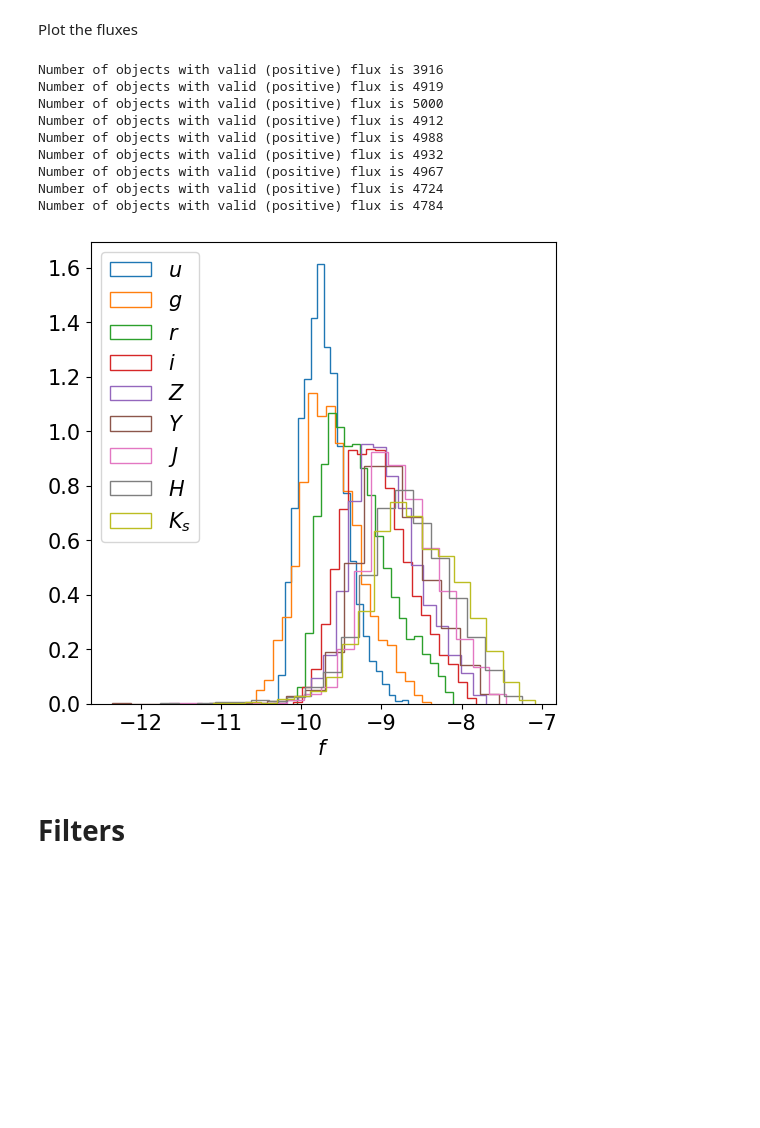
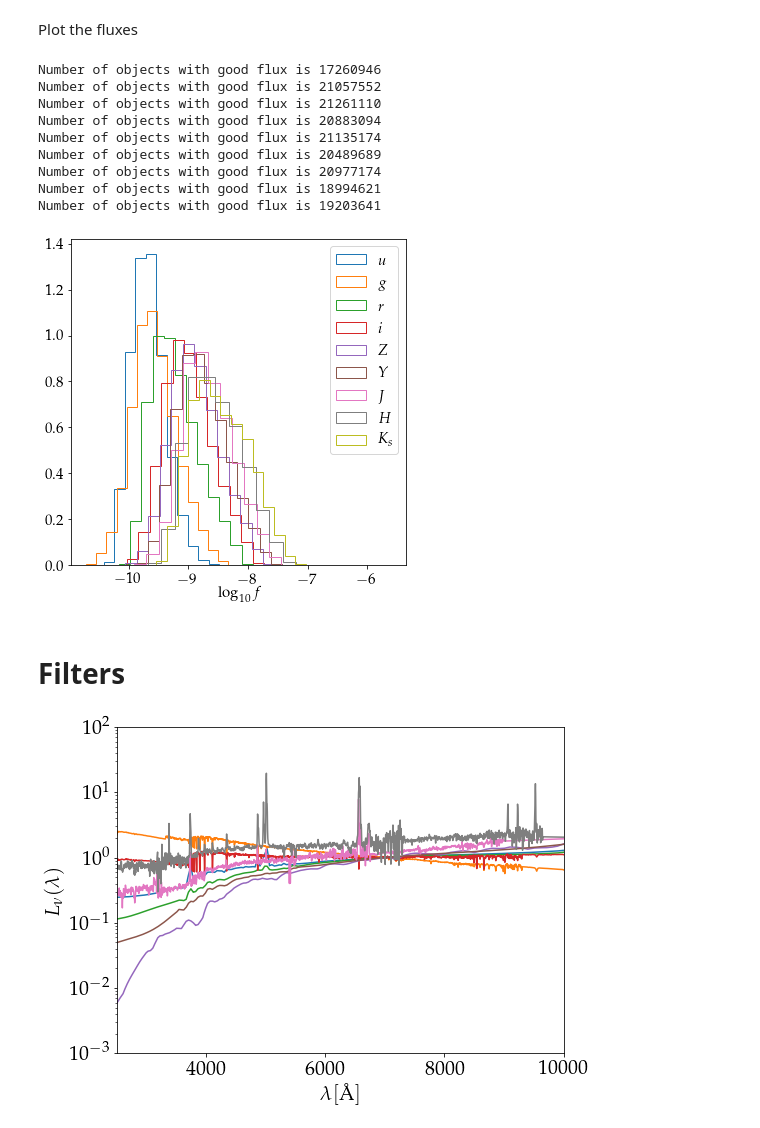
Before and after one commit to Harry45/BHM-nz, a Jupyter notebook: bhm/playground.ipynb, the cells around one changed output. Saved outputs shown, nothing was run; the diff lists cells and outputs as text; code cells hidden in the pictures; blank space fills up the shorter version.

```diff
--- a/bhm/playground.ipynb
+++ b/bhm/playground.ipynb
@@ -292,4 +312,0 @@ Processing for the magnitudes.
-# %%
-condition_1 = test_mag.values  > test_maglim.values
-condition_2 = test_magerr.values > 1.0
-condition_3 = test_flux.values < 0.0
@@ -395,3 +376,7 @@ testing_fe.values[17, 0]/test_flux_err.values[17, 0]
+# %%
+flux_corr, fluxerr_corr = process_flux(df_flux, df_flux_err)
+mag_corr = process_magnitude(df_mag, df_magerr, df_mag_lim, df_flux)
+fluxerr_corr_scaled = process_fluxerr(mag_corr, df_magerr, df_mag_lim, flux_corr, fluxerr_corr)
 # %% [markdown]
 # Error Function
 # %%
@@ -440,25 +423,25 @@ labels = [r'$u$', r'$g$', r'$r$', r'$i$', r'$Z$', r'$Y$', r'$J$', r'$H$', r'$K_{
 # %%
 plt.figure(figsize=(6, 6))
 for i in range(9):
-    fluxvalues = test_flux.values[:,i][test_mag.values[:,i] != 99.0]
-    print(f'Number of objects with valid (positive) flux is {fluxvalues.shape[0]}')
+    fluxvalues = flux_corr.values[:,i][mag_corr.values[:,i] != 99.0]
+    print(f'Number of objects with good flux is {fluxvalues.shape[0]}')
     plt.hist(np.log10(fluxvalues), density=True, bins=20, histtype='step', label = f'{labels[i]}')
-plt.xlabel(r'$f$', fontsize=15)
+plt.xlabel(r'$\textrm{log}_{10}\,f$', fontsize=15)
 plt.tick_params(axis="x", labelsize=15)
 plt.tick_params(axis="y", labelsize=15)
 plt.legend(loc = 'best',prop={'family':'sans-serif', 'size':15})
 # plt.savefig('/home/harry/Desktop/scaled_flux.pdf', bbox_inches = 'tight')
 plt.show()
 # %% [output]
-Number of objects with valid (positive) flux is 3916
-Number of objects with valid (positive) flux is 4919
-Number of objects with valid (positive) flux is 5000
-Number of objects with valid (positive) flux is 4912
-Number of objects with valid (positive) flux is 4988
-Number of objects with valid (positive) flux is 4932
-Number of objects with valid (positive) flux is 4967
-Number of objects with valid (positive) flux is 4724
-Number of objects with valid (positive) flux is 4784
+Number of objects with good flux is 17260946
+Number of objects with good flux is 21057552
+Number of objects with good flux is 21261110
+Number of objects with good flux is 20883094
+Number of objects with good flux is 21135174
+Number of objects with good flux is 20489689
+Number of objects with good flux is 20977174
+Number of objects with good flux is 18994621
+Number of objects with good flux is 19203641
-[figure, old version]
+[figure, new version]
 # %% [markdown]
 # Filters
@@ -531 +515,16 @@ seds = get_seds('seds')
+# %%
+plt.figure(figsize=(8,6))
+for fname in templatenames:
+    plt.plot(seds[fname][:,0], seds[fname][:,1])
+plt.xlabel(r'$\lambda [\textrm{\AA}]$', fontsize = fontSize)
+plt.ylabel(r'$L_{\nu}(\lambda)$', fontsize = fontSize)
+plt.tick_params(axis='x', labelsize=fontSize)
+plt.tick_params(axis='y', labelsize=fontSize)
+# plt.xlim(2.5E3, 2.5E4)
+plt.xlim(2.5E3, 10E3)
+plt.ylim(1E-3, 1E2)
+plt.yscale('log')
+plt.show()
+# %% [output]
+[figure, added]
 # %%
```
Also changed, not shown: parts of 98 cells of this notebook.
